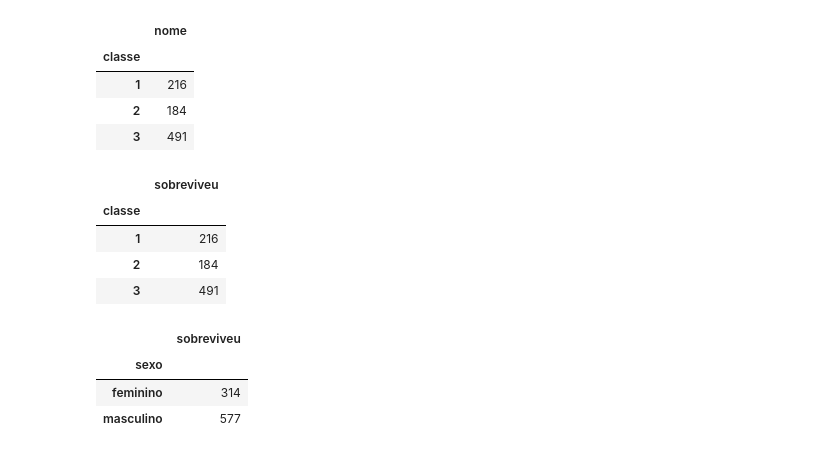
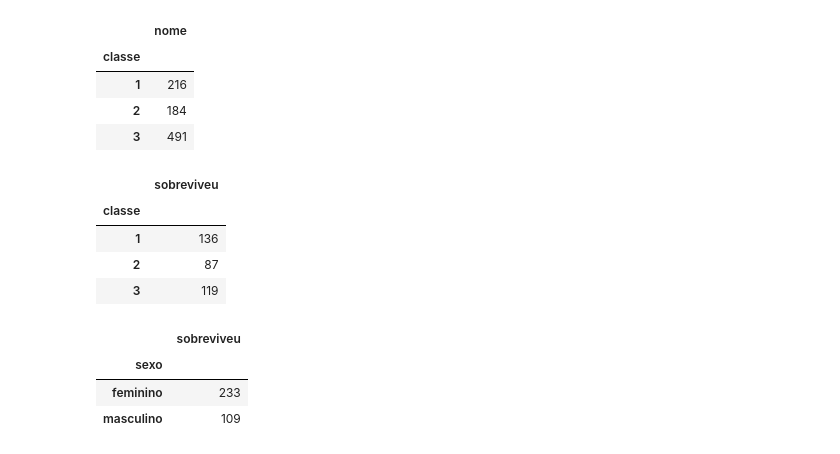
Before and after one commit to paulacca467/intro_python_verao_ime_2023, a Jupyter notebook: exercicios/exercicio02.ipynb, the cells around one changed output. Saved outputs shown, nothing was run; the diff lists cells and outputs as text; code cells hidden in the pictures.

```diff
--- a/exercicios/exercicio02.ipynb
+++ b/exercicios/exercicio02.ipynb
@@ -152,19 +152,21 @@ df[['classe', 'nome']].groupby('classe').count()
 # %%
 #Q11
 
-df[['classe', 'sobreviveu']].groupby('classe').count()
+df2 = df.loc[df['sobreviveu'].isin(['sim'])]
+df2[['classe', 'sobreviveu']].groupby('classe').count()
 # %% [output]
 |  | sobreviveu |
 | classe |  |
-| 1 | 216 |
-| 2 | 184 |
-| 3 | 491 |
+| 1 | 136 |
+| 2 | 87 |
+| 3 | 119 |
 # %%
 #Q12
 
-df[['sexo', 'sobreviveu']].groupby('sexo').count()
+df3 = df.loc[df['sobreviveu'].isin(['sim'])]
+df3[['sexo', 'sobreviveu']].groupby('sexo').count()
 # %% [output]
 |  | sobreviveu |
 | sexo |  |
-| feminino | 314 |
-| masculino | 577 |
+| feminino | 233 |
+| masculino | 109 |
```
